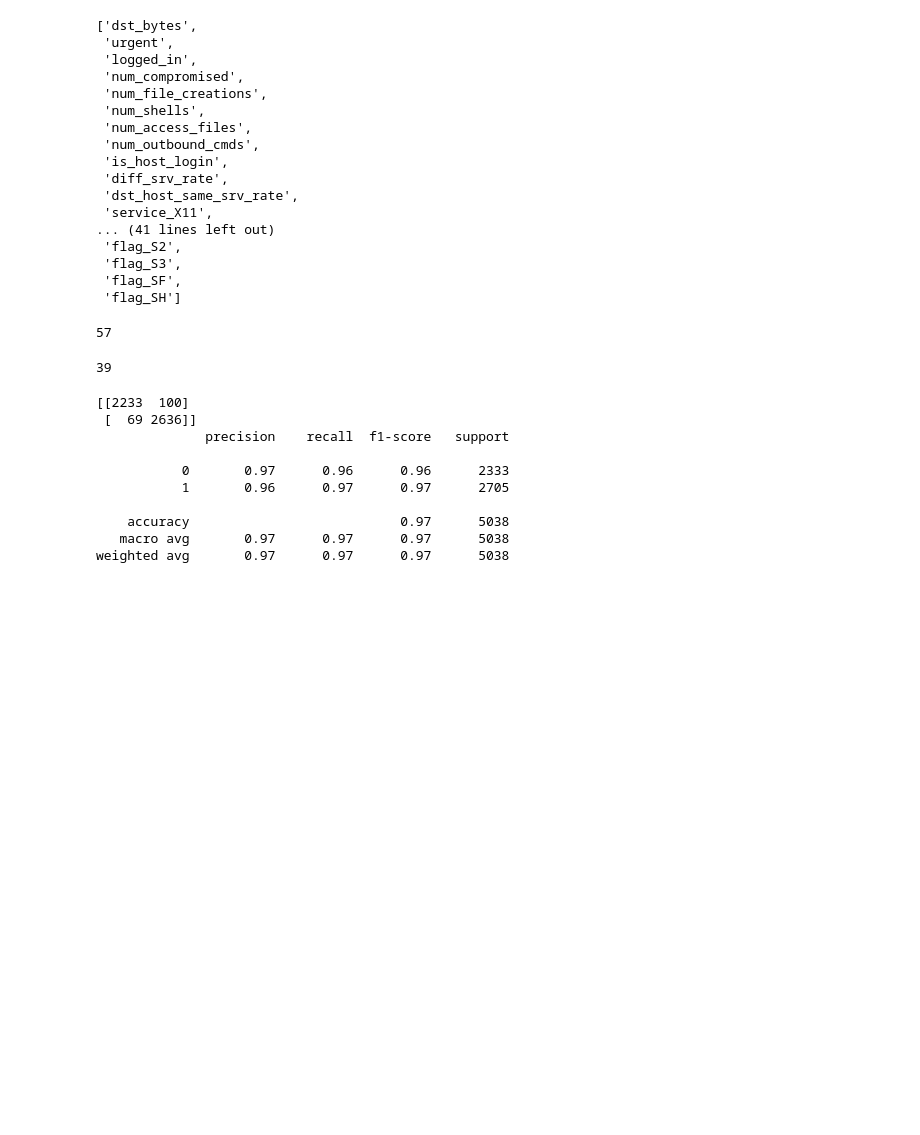
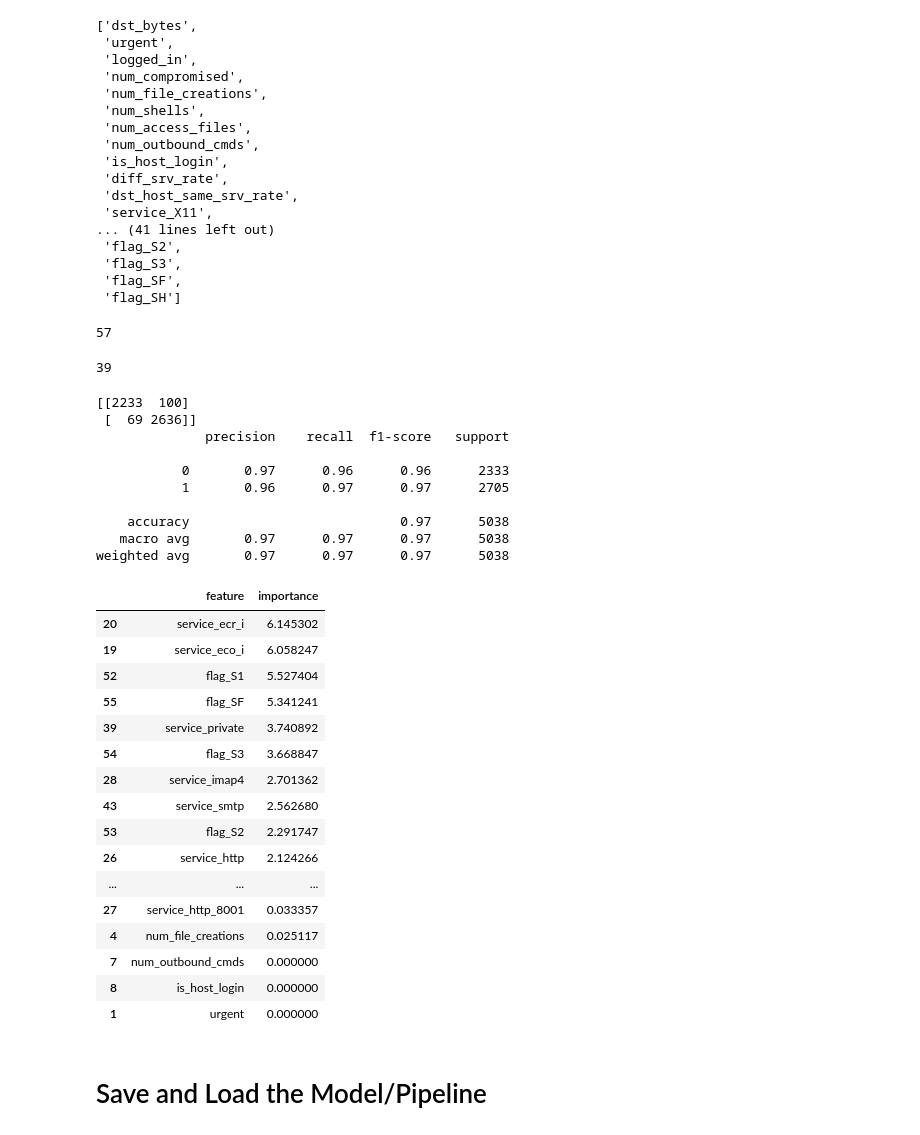
Before and after one commit to SawyerCzupka/MTH352-Project, a Jupyter notebook: exploration.ipynb, the cells around one changed output. Cells and saved outputs as stored; diff of their text form; code cells hidden in the pictures; blank space fills up the shorter version.

```diff
--- a/exploration.ipynb
+++ b/exploration.ipynb
@@ -213,3 +213,25 @@ feature_importance = pd.DataFrame({
     accuracy                           0.97      5038
    macro avg       0.97      0.97      0.97      5038
 weighted avg       0.97      0.97      0.97      5038
+# %%
+feature_importance
+# %% [output]
+|  | feature | importance |
+| 20 | service_ecr_i | 6.145302 |
+| 19 | service_eco_i | 6.058247 |
+| 52 | flag_S1 | 5.527404 |
+| 55 | flag_SF | 5.341241 |
+| 39 | service_private | 3.740892 |
+| 54 | flag_S3 | 3.668847 |
+| 28 | service_imap4 | 2.701362 |
+| 43 | service_smtp | 2.562680 |
+| 53 | flag_S2 | 2.291747 |
+| 26 | service_http | 2.124266 |
+| ... | ... | ... |
+| 27 | service_http_8001 | 0.033357 |
+| 4 | num_file_creations | 0.025117 |
+| 7 | num_outbound_cmds | 0.000000 |
+| 8 | is_host_login | 0.000000 |
+| 1 | urgent | 0.000000 |
+# %% [markdown]
+# Save and Load the Model/Pipeline
```
Also changed, not shown: parts of 3 cells of this notebook.
